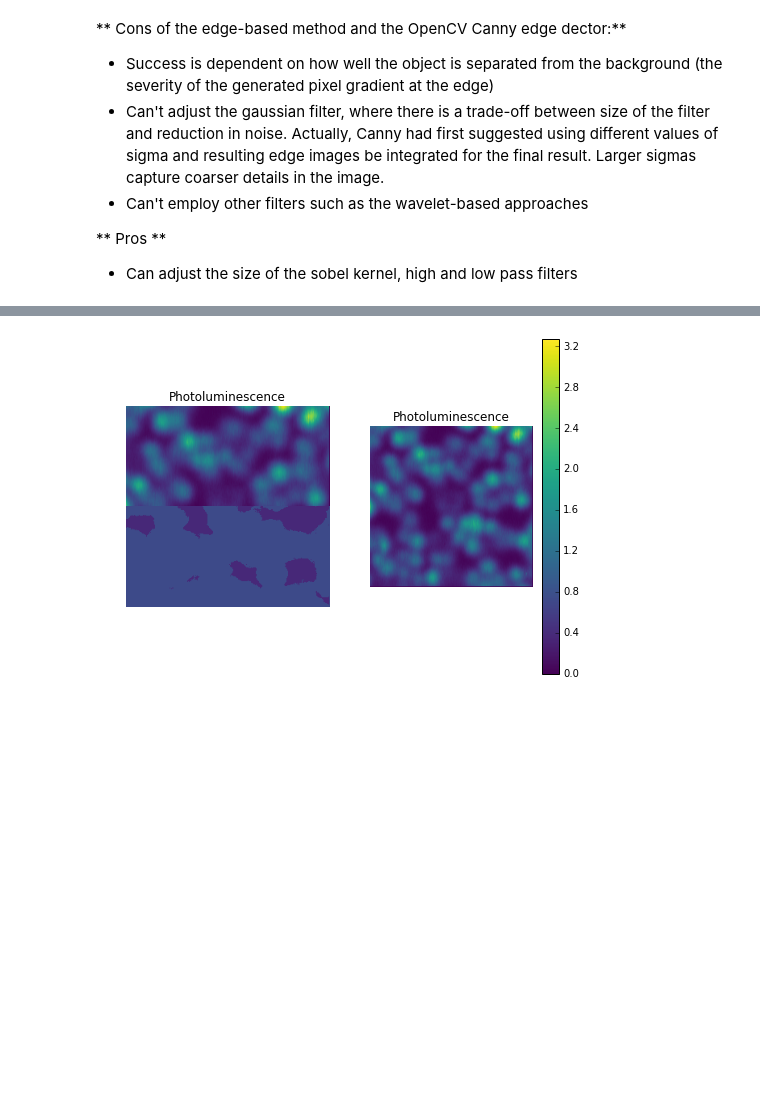
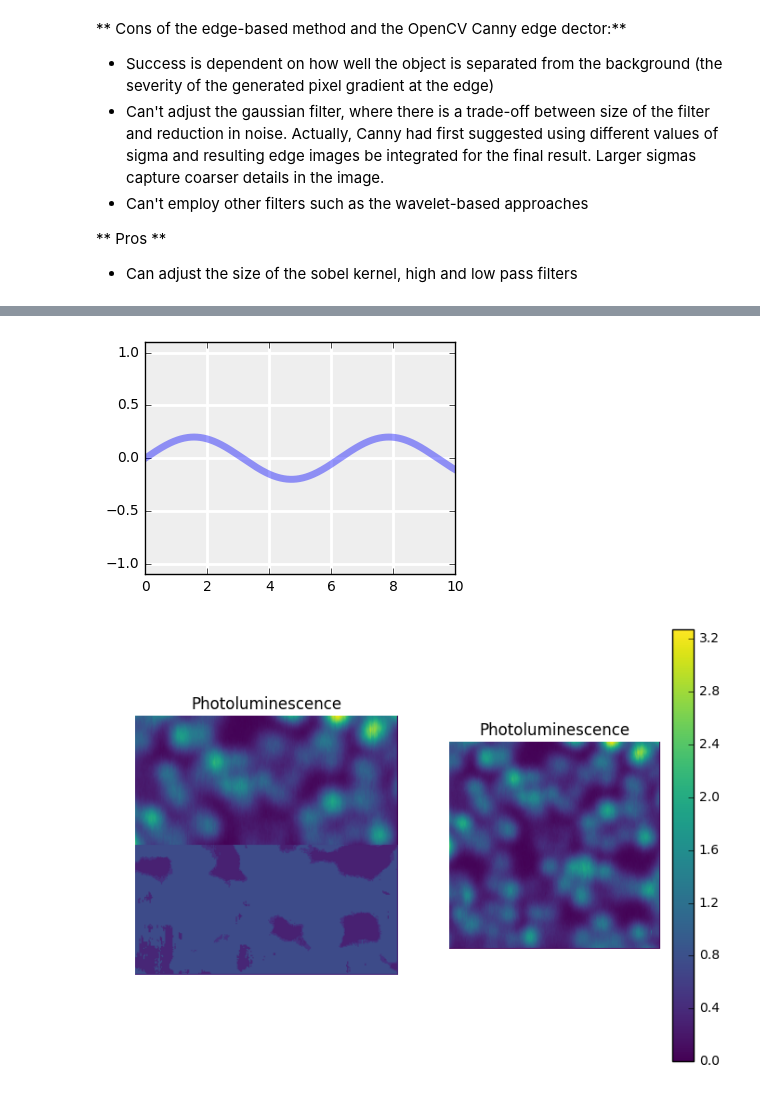
Before and after one commit to wesleybeckner/afm-miner, a Jupyter notebook: tech standup.ipynb, the cells around one changed output, grey strips where cells are left out. Saved outputs shown, nothing was run; the diff lists cells and outputs as text; code cells hidden in the pictures; blank space fills up the shorter version.

```diff
--- a/tech standup.ipynb
+++ b/tech standup.ipynb
@@ -60,3 +71,29 @@ plt.show()
+# %%
+%matplotlib inline
+import numpy as np
+import matplotlib.pyplot as plt
+from ipywidgets import interact, FloatSlider, RadioButtons
+
+amplitude_slider = FloatSlider(min=0.1, max=1.0, step=0.1, value=0.2)
+
+color_buttons = RadioButtons(options=['blue', 'green', 'red'])
+
+@interact(amplitude=amplitude_slider, color=color_buttons)
+
+def plot(amplitude, color):
+
+    fig, ax = plt.subplots(figsize=(4, 3),
+                       subplot_kw={'axisbg':'#EEEEEE',
+                                   'axisbelow':True})
+
+    ax.grid(color='w', linewidth=2, linestyle='solid')
+    x = np.linspace(0, 10, 1000)
+    ax.plot(x, amplitude * np.sin(x), color=color,
+        lw=5, alpha=0.4)
+    ax.set_xlim(0, 10)
+    ax.set_ylim(-1.1, 1.1)
+# %% [output]
+[figure, added]
 # %%
 import numpy as np
 import scipy.io
@@ -72,10 +109,8 @@ from sklearn import metrics
 from sklearn.tree import DecisionTreeRegressor
 from sklearn.ensemble import RandomForestRegressor
 %matplotlib inline
-
 def myround(x, base):
     return (float(base) * round(float(x)/float(base)))
-
 params = {
     'lines.markersize' : 3,
     'axes.labelsize': 10,
@@ -84,10 +119,7 @@ params = {
     'xtick.labelsize': 10,
     'ytick.labelsize': 10,
     'text.usetex': False,
-
    }
-
-
 #plp.rcParams.update(params)
 plt.rcParams.update(params)
 Ht2 = np.loadtxt('./data/MABr.1.Ht.txt',skiprows=0, dtype=np.float64)
@@ -95,33 +127,33 @@ Po2 = np.loadtxt('./data/MABr.1.Po.txt',skiprows=0, dtype=np.float64)
 Ph2 = np.loadtxt('./data/MABr.1.Ph.txt',skiprows=0, dtype=np.float64)
 Am2 = np.loadtxt('./data/MABr.1.Am.txt',skiprows=0, dtype=np.float64)
 Pl2 = np.loadtxt('./data/MABr.1.Pl.txt',skiprows=0, dtype=np.float64)
-
 # flatten the images
 Ht2_flat = Ht2.flatten()
 Po2_flat = Po2.flatten()
 Ph2_flat = Ph2.flatten()
 Am2_flat = Am2.flatten()
 Pl2_flat = Pl2.flatten()
-
 plt.show()
 X = [Ht2_flat, Po2_flat, Ph2_flat, Am2_flat]
 X = np.array(X).T
 Y = np.array(Pl2_flat).T
-
-
 Xtrain = np.array([Ht2_flat[0:31625], Po2_flat[0:31625], Ph2_flat[0:31625], Am2_flat[0:31625]]).T
 Xtest = np.array([Ht2_flat[31625:], Po2_flat[31625:], Ph2_flat[31625:], Am2_flat[31625:]]).T
 Ytrain = np.array(Pl2_flat[0:31625])
 Ytest = np.array(Pl2_flat[31625:])
 
+
+
 depth_slider = IntSlider(min=1, max=20, step=1, value=2)
+
 @interact(Depth=depth_slider,continuous_update=False)
 
-def plot(Depth):#,Xtrain,Xtest,Ytrain,Ytest,Ht2):
+def plot(Depth):
+
     clf = DecisionTreeRegressor(max_depth=Depth)
+
     clf.fit(Xtrain, Ytrain)
     Ypred = clf.predict(Xtest)
-
     x = Ht2.shape[0]
     y = Ht2.shape[1]
     k=0
@@ -131,7 +163,6 @@ def plot(Depth):#,Xtrain,Xtest,Ytrain,Ytest,Ht2):
         for j in range (y):
             Pl_predict[i,j] = merge[k]
             k = k + 1
-
     fig = plt.figure(figsize=(8,6))
     pl_ax = fig.add_subplot(121)
     pl_ax.imshow(Pl_predict, cmap='viridis')
@@ -141,7 +172,6 @@ def plot(Depth):#,Xtrain,Xtest,Ytrain,Ytest,Ht2):
     cax = pl_ax.imshow(Pl2, cmap='viridis')
     pl_ax.set_title('Photoluminescence')
     pl_ax.axis('off')
-
     fig.colorbar(cax)
 # %% [output]
-[figure, old version]
+[figure, new version]
```
Also changed, not shown: parts of 1 cell of this notebook.
